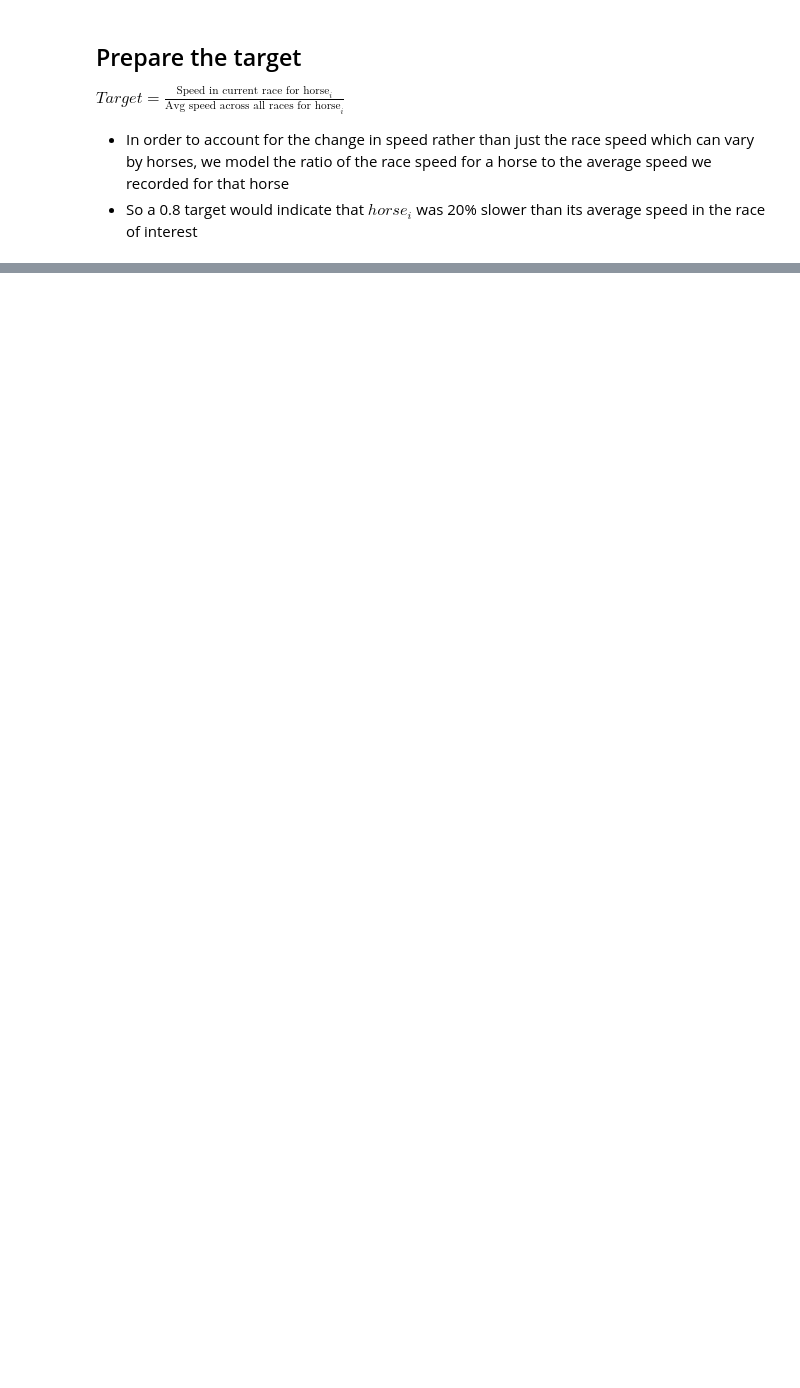
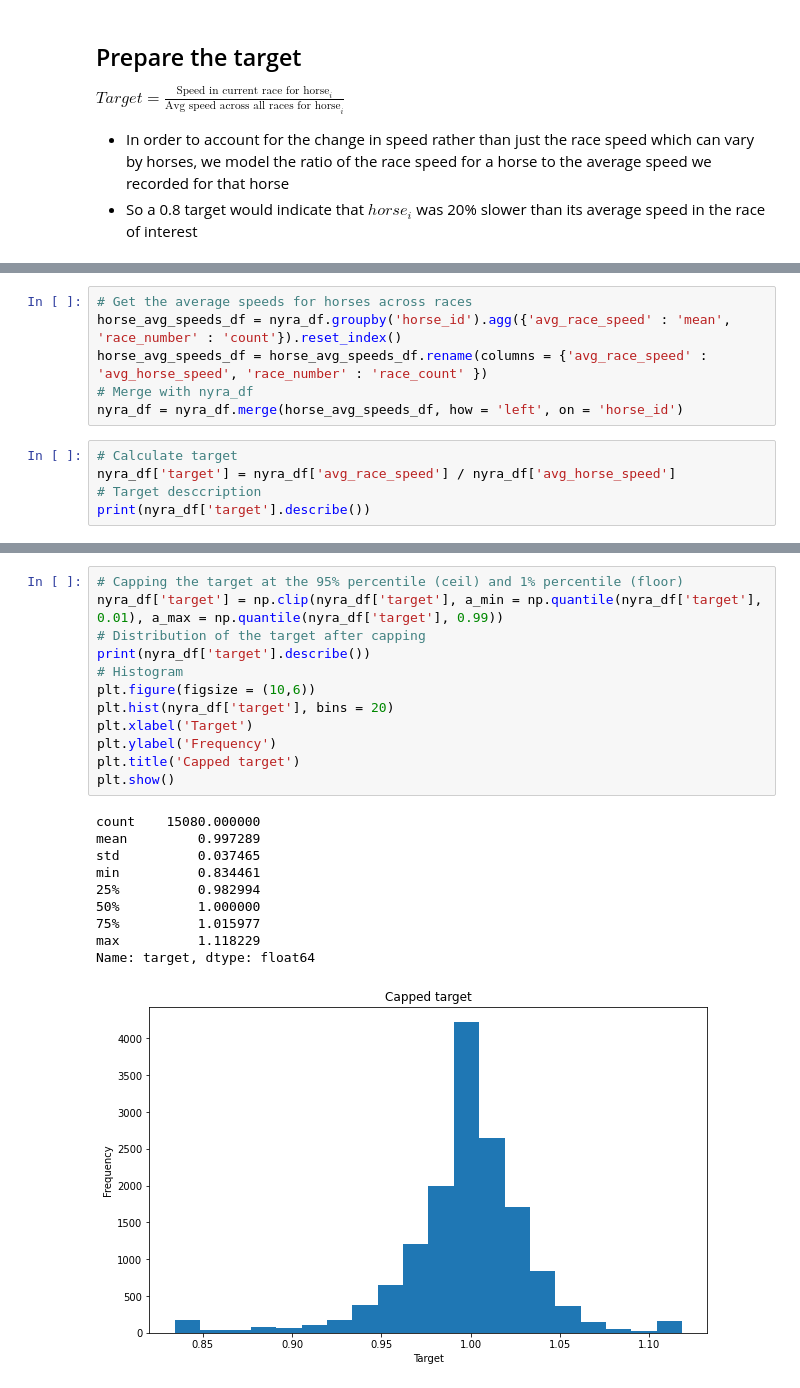
Before and after one commit to parthnaik13/NYRA, a Jupyter notebook: 5_1_POC2.ipynb, the cells around one changed output, grey strips where cells are left out. Drawn from its saved outputs; the diff is of its cells as text; blank space fills up the shorter version.

Commit message:
Initial feature and target prep, quickly built model looks promising!

```diff
--- a/5_1_POC2.ipynb
+++ b/5_1_POC2.ipynb
@@ -288,0 +291,11 @@ $Target = \frac{\text{Speed in current race for horse}_i}{\text{Avg speed across
+# %%
+# Get the average speeds for horses across races
+horse_avg_speeds_df = nyra_df.groupby('horse_id').agg({'avg_race_speed' : 'mean', 'race_number' : 'count'}).reset_index()
+horse_avg_speeds_df = horse_avg_speeds_df.rename(columns = {'avg_race_speed' : 'avg_horse_speed', 'race_number' : 'race_count' })
+# Merge with nyra_df
+nyra_df = nyra_df.merge(horse_avg_speeds_df, how = 'left', on = 'horse_id')
+# %%
+# Calculate target
+nyra_df['target'] = nyra_df['avg_race_speed'] / nyra_df['avg_horse_speed']
+# Target desccription
+print(nyra_df['target'].describe())
@@ -288,0 +312,23 @@ $Target = \frac{\text{Speed in current race for horse}_i}{\text{Avg speed across
+# %%
+# Capping the target at the 95% percentile (ceil) and 1% percentile (floor)
+nyra_df['target'] = np.clip(nyra_df['target'], a_min = np.quantile(nyra_df['target'], 0.01), a_max = np.quantile(nyra_df['target'], 0.99))
+# Distribution of the target after capping
+print(nyra_df['target'].describe())
+# Histogram
+plt.figure(figsize = (10,6))
+plt.hist(nyra_df['target'], bins = 20)
+plt.xlabel('Target')
+plt.ylabel('Frequency')
+plt.title('Capped target')
+plt.show()
+# %% [output]
+count    15080.000000
+mean         0.997289
+std          0.037465
+min          0.834461
+25%          0.982994
+50%          1.000000
+75%          1.015977
+max          1.118229
+Name: target, dtype: float64
+[figure, added]
```
Also changed, not shown: parts of 23 cells of this notebook.
